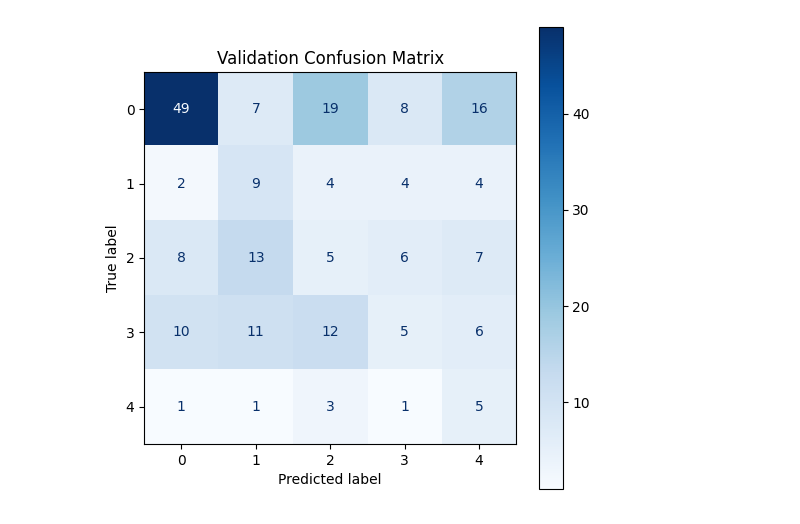
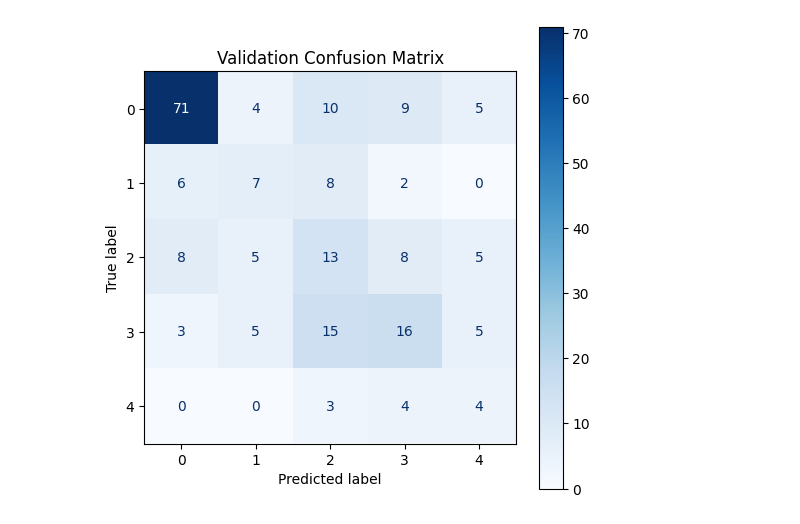
Before and after one commit to likeskymore/3395-competition2, a Jupyter notebook: notebook.ipynb, the cells around one changed output. Saved outputs shown, nothing was run; the diff lists cells and outputs as text; code cells hidden in the pictures.

```diff
--- a/notebook.ipynb
+++ b/notebook.ipynb
@@ -128,45 +205,77 @@ split = int(0.8 * len(X))
 X_train, X_val = X[idx[:split]], X[idx[split:]]
 Y_train, Y_val = Y[idx[:split]], Y[idx[split:]]
 
-# def objective(trial):
-#     # Suggest hyperparameters
-#     lr = trial.suggest_float('lr', 1e-4, 1e-1)
-#     num_epochs = trial.suggest_int('num_epochs', 50, 500)
-#     batch_size = trial.suggest_categorical('batch_size', [16, 32, 64, 128])
-#     reg = trial.suggest_float('reg', 1e-5, 1e-1)
+def oversample_and_augment(X, y, noise_std=0.01, scale_range=0.05, shift_std=0.01):
+    """
+    Oversample minority classes + apply simple numeric augmentations.
+    Returns new_X, new_y (balanced).
+    """
 
-#     # Initialize model
-#     model = SoftmaxRegression(lr=lr, num_epochs=num_epochs, batch_size=batch_size, reg=reg)
-#     model.fit(X_train, Y_train)
+    classes, counts = np.unique(y, return_counts=True)
+    max_count = counts.max()
 
-#     # Evaluate on validation set
-#     val_acc = model.accuracy(X_val, Y_val)
+    new_X = []
+    new_y = []
 
-#     # We want to maximize accuracy
-#     return 1.0 - val_acc  # Optuna minimizes, so 1 - accuracy
+    for cls in classes:
+        X_cls = X[y == cls]
+        count = len(X_cls)
 
-# # Create study
-# study = optuna.create_study(direction='minimize')
-# study.optimize(objective, n_trials=30)  # Run 30 trials
+        # 1. Copy all original samples
+        new_X.append(X_cls)
+        new_y.append(np.full(count, cls))
 
-model = SoftmaxRegression(lr=0.01, num_epochs=200, batch_size=64)
+        # 2. Oversample to match majority class
+        needed = max_count - count
+        if needed > 0:
+            idx = np.random.choice(count, needed, replace=True)
+            X_over = X_cls[idx]
+
+            # 3. Apply numeric augmentations (optional but useful)
+            noise = np.random.randn(*X_over.shape) * noise_std
+            scale = 1 + (np.random.randn(X_over.shape[0], 1) * scale_range)
+            shift = np.random.randn(*X_over.shape) * shift_std
+
+            X_aug = X_over * scale + shift + noise
+
+            new_X.append(X_aug)
+            new_y.append(np.full(needed, cls))
+
+    # Final dataset
+    new_X = np.vstack(new_X)
+    new_y = np.concatenate(new_y)
+
+    # Shuffle before returning
+    idx = np.random.permutation(len(new_y))
+    return new_X[idx], new_y[idx]
+
+Y_train = Y_train.flatten()
+Y_val = Y_val.flatten()
+
+
+X_train, Y_train = oversample_and_augment(X_train, Y_train)
+
+lr = 0.01
+num_epochs = 200
+reg = 0.001
+
+model = SimpleMLP(lr=lr, num_epochs=num_epochs, reg=reg)
 model.fit(X_train, Y_train)
 
 print("Validation accuracy:", model.accuracy(X_val, Y_val))
 print("Training accuracy:", model.accuracy(X_train, Y_train))
-# print("Best hyperparameters:", study.best_params)
-# print("Best validation accuracy:", 1 - study.best_value)
 
-# After training
 Y_val_pred = model.predict(X_val)
 
-# Compute confusion matrix
 cm = confusion_matrix(Y_val, Y_val_pred)
 disp = ConfusionMatrixDisplay(confusion_matrix=cm, display_labels=np.unique(Y_val))
 
-# Plot confusion matrix
 fig, ax = plt.subplots(figsize=(6,6))
 disp.plot(ax=ax, cmap=plt.cm.Blues, colorbar=True)
 plt.title("Validation Confusion Matrix")
+plt.savefig(f"figures/confusion_matrix_{model.name()}.png")
 plt.show()
+
+print("Confusion matrix raw:")
+print(cm)
 # %% [output]
@@ -190 +299 @@ Training accuracy: 0.23816604509602196
-[figure, old version]
+[figure, new version]
```
Also changed, not shown: parts of 4 cells of this notebook, 2 other files.
